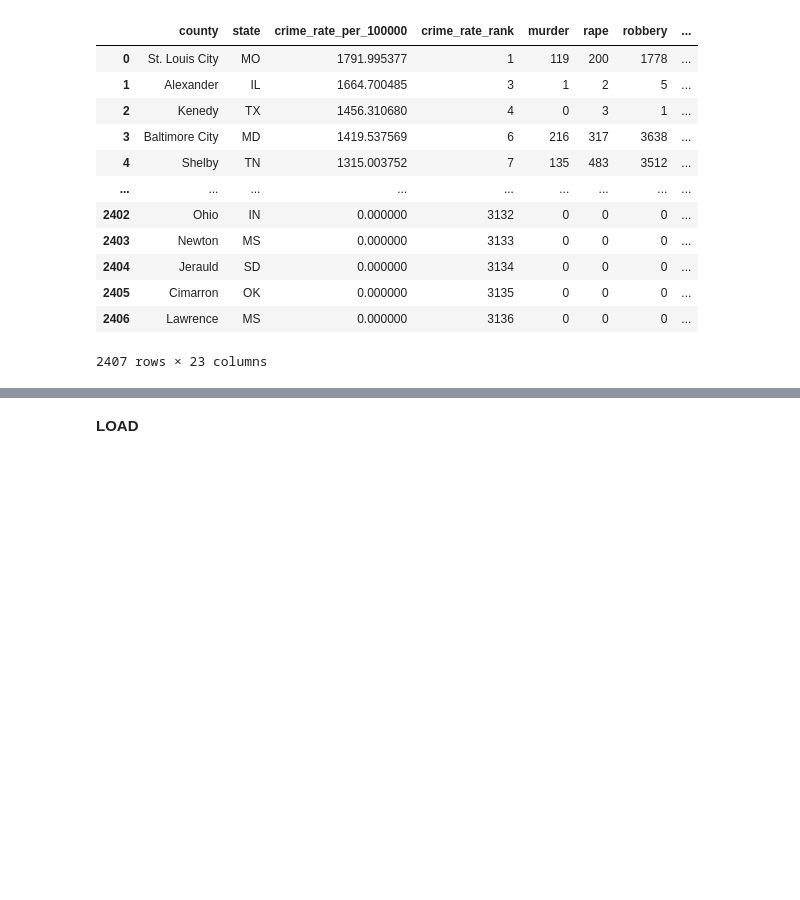
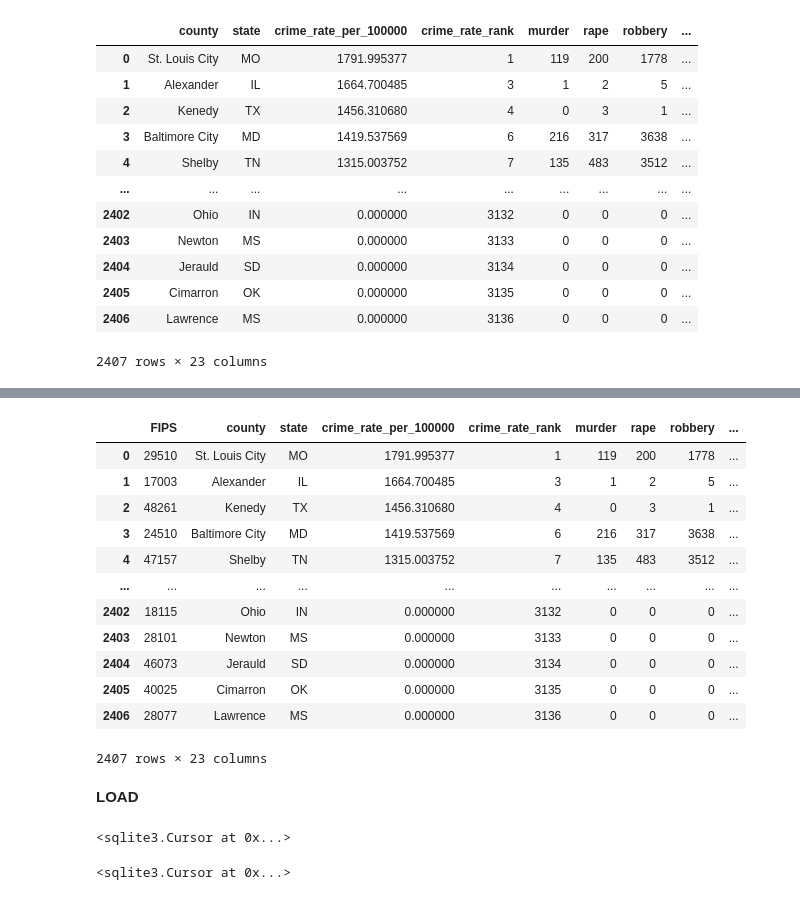
Before and after one commit to mattapallisravya/Web_visualizations_Project3, a Jupyter notebook: crime_counties.ipynb, the cells around one changed output, grey strips where cells are left out. Cells and saved outputs as stored; diff of their text form; code cells hidden in the pictures; blank space fills up the shorter version.

```diff
--- a/crime_counties.ipynb
+++ b/crime_counties.ipynb
@@ -411,5 +431,63 @@ merged_df
+# %%
+merged_df = merged_df[['FIPS', 'county', 'state', 'crime_rate_per_100000', 'crime_rate_rank',
+       'murder', 'rape', 'robbery', 'aggravated_assault', 'burglary',
+       'larceny', 'motor_theft', 'arson', 'population_x',
+       'total_violent_crime', 'household_income_rank', 'state_name',
+       'per_capita_income', 'household_income', 'family_income',
+       'num_of_households',  'lat', 'lng']]
+merged_df
+# %% [output]
+|  | FIPS | county | state | crime_rate_per_100000 | crime_rate_rank | murder | rape | robbery | ... |
+| 0 | 29510 | St. Louis City | MO | 1791.995377 | 1 | 119 | 200 | 1778 | ... |
+| 1 | 17003 | Alexander | IL | 1664.700485 | 3 | 1 | 2 | 5 | ... |
+| 2 | 48261 | Kenedy | TX | 1456.310680 | 4 | 0 | 3 | 1 | ... |
+| 3 | 24510 | Baltimore City | MD | 1419.537569 | 6 | 216 | 317 | 3638 | ... |
+| 4 | 47157 | Shelby | TN | 1315.003752 | 7 | 135 | 483 | 3512 | ... |
+| ... | ... | ... | ... | ... | ... | ... | ... | ... | ... |
+| 2402 | 18115 | Ohio | IN | 0.000000 | 3132 | 0 | 0 | 0 | ... |
+| 2403 | 28101 | Newton | MS | 0.000000 | 3133 | 0 | 0 | 0 | ... |
+| 2404 | 46073 | Jerauld | SD | 0.000000 | 3134 | 0 | 0 | 0 | ... |
+| 2405 | 40025 | Cimarron | OK | 0.000000 | 3135 | 0 | 0 | 0 | ... |
+| 2406 | 28077 | Lawrence | MS | 0.000000 | 3136 | 0 | 0 | 0 | ... |
+2407 rows × 23 columns
 # %%
 # final dataset to push into database
 merged_df.to_csv("final_merged_dataset.csv", index=False)
 # %% [markdown]
 **LOAD**
+# %%
+db_locale = 'income_crime.db'
+conn = sqlite3.connect(db_locale)
+c = conn.cursor()
+c.execute('''DROP TABLE IF EXISTS income_crime_latlng''')
+# %% [output]
+<sqlite3.Cursor at 0x...>
+# %%
+c.execute('''CREATE TABLE income_crime_latlng(
+    FIPS VARCHAR(10) PRIMARY KEY  NOT NULL,
+    county VARCHAR(100),
+    state VARCHAR(50),
+    crime_rate_per_100000 FLOAT,
+    crime_rate_rank INTEGER,
+    murder INTEGER,
+    rape INTEGER,
+    robbery INTEGER,
+    aggravated_assault INTEGER,
+    burglary INTEGER,
+    larceny INTEGER,
+    motor_theft INTEGER,
+    arson INTEGER,
+    population_x INTEGER,
+    total_violent_crime INTEGER,
+    household_income_rank INTEGER,
+    state_name VARCHAR(500),
+    per_capita_income INTEGER,
+    household_income INTEGER,
+    family_income INTEGER,
+    num_of_households INTEGER,
+    lat FLOAT,
+    lng FLOAT)
+    '''
+)
+# %% [output]
+<sqlite3.Cursor at 0x...>
```
Also changed, not shown: parts of 5 cells of this notebook, 2 other files.
